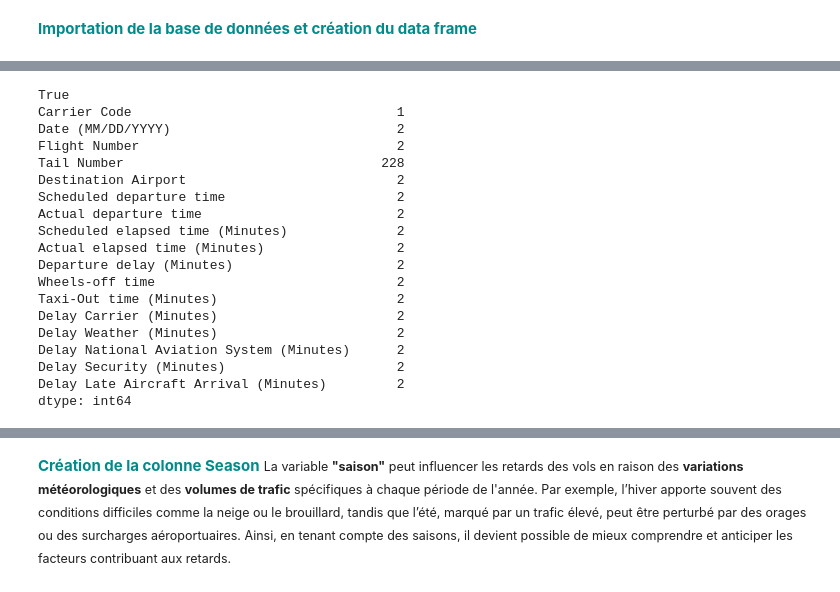
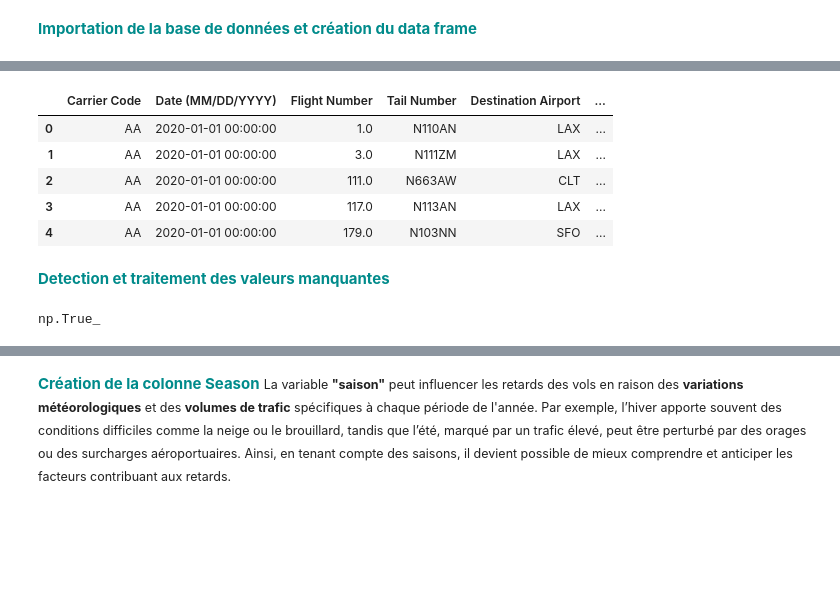
Before and after one commit to OUALYoss/Projet_Python-pour-la-data-science, a Jupyter notebook: Rapport_final.ipynb, the cells around one changed output, grey strips where cells are left out. Drawn from its saved outputs; the diff is of its cells as text; code cells hidden in the pictures; blank space fills up the shorter version.

```diff
--- a/Rapport_final.ipynb
+++ b/Rapport_final.ipynb
@@ -155,25 +135,17 @@ print(df.head(5))
+# %%
+# Afficher les 5 premières lignes pour vérifier
+df1.head(5)
+# %% [output]
+|  | Carrier Code | Date (MM/DD/YYYY) | Flight Number | Tail Number | Destination Airport | ... |
+| 0 | AA | 2020-01-01 00:00:00 | 1.0 | N110AN | LAX | ... |
+| 1 | AA | 2020-01-01 00:00:00 | 3.0 | N111ZM | LAX | ... |
+| 2 | AA | 2020-01-01 00:00:00 | 111.0 | N663AW | CLT | ... |
+| 3 | AA | 2020-01-01 00:00:00 | 117.0 | N113AN | LAX | ... |
+| 4 | AA | 2020-01-01 00:00:00 | 179.0 | N103NN | SFO | ... |
+# %% [markdown]
+<span style="color:darkcyan;">**Detection et traitement des valeurs manquantes**</span>
 # %%
 # Vérifier si le DataFrame contient des valeurs manquantes
-print(df.isnull().values.any())
-# Nombre de valeurs manquantes par colonne
-print(df.isnull().sum())
+df1.isnull().values.any()
 # %% [output]
-True
-Carrier Code                                  1
-Date (MM/DD/YYYY)                             2
-Flight Number                                 2
-Tail Number                                 228
-Destination Airport                           2
-Scheduled departure time                      2
-Actual departure time                         2
-Scheduled elapsed time (Minutes)              2
-Actual elapsed time (Minutes)                 2
-Departure delay (Minutes)                     2
-Wheels-off time                               2
-Taxi-Out time (Minutes)                       2
-Delay Carrier (Minutes)                       2
-Delay Weather (Minutes)                       2
-Delay National Aviation System (Minutes)      2
-Delay Security (Minutes)                      2
-Delay Late Aircraft Arrival (Minutes)         2
-dtype: int64
+np.True_
```
Also changed, not shown: parts of 9 cells of this notebook.
